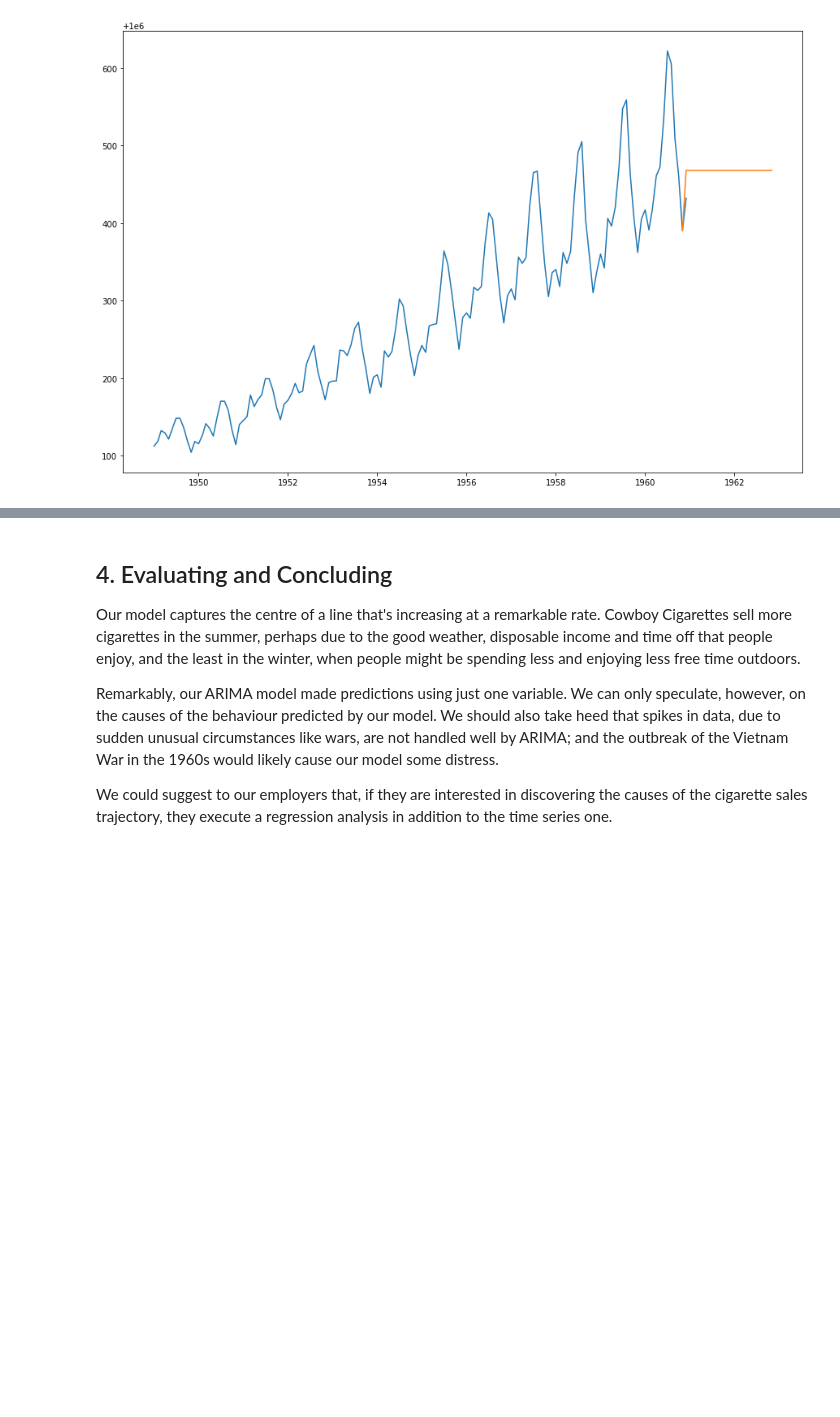
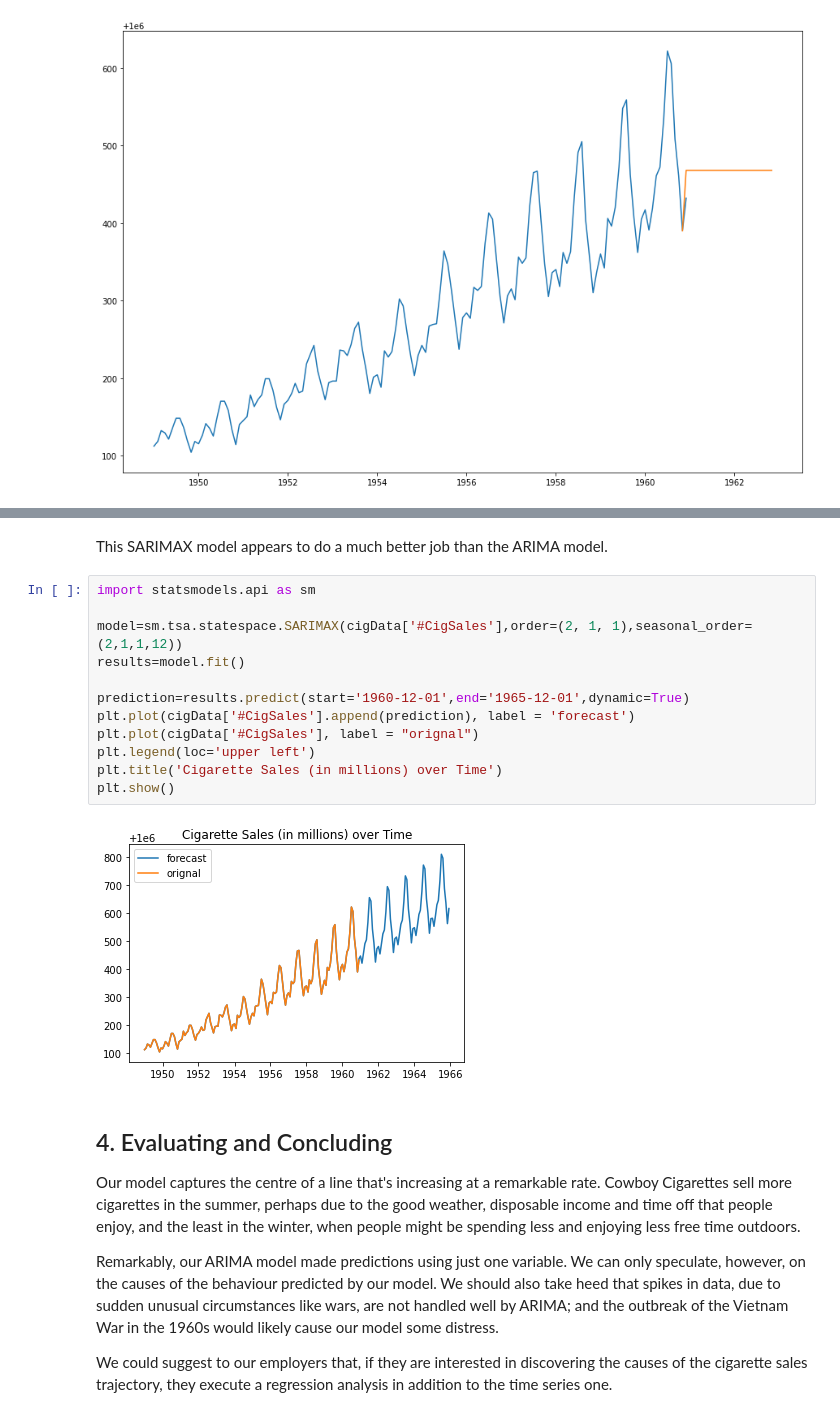
Before and after one commit to andreaeddyricci/Case-Studies-and-Guided-Capstone, a Jupyter notebook: Cowboy Cigarettes Case Study - Tier 3 SOLUTION.ipynb, the cells around one changed output, grey strips where cells are left out. Cells and saved outputs as stored; diff of their text form; blank space fills up the shorter version.

Commit message:
Added a SARIMAX model

```diff
--- a/Cowboy Cigarettes Case Study - Tier 3 SOLUTION.ipynb
+++ b/Cowboy Cigarettes Case Study - Tier 3 SOLUTION.ipynb
@@ -495,3 +505,19 @@ plt.show()
+# %% [markdown]
+This SARIMAX model appears to do a much better job than the ARIMA model.
+# %%
+import statsmodels.api as sm
+
+model=sm.tsa.statespace.SARIMAX(cigData['#CigSales'],order=(2, 1, 1),seasonal_order=(2,1,1,12))
+results=model.fit()
+
+prediction=results.predict(start='1960-12-01',end='1965-12-01',dynamic=True)
+plt.plot(cigData['#CigSales'].append(prediction), label = 'forecast')
+plt.plot(cigData['#CigSales'], label = "orignal")
+plt.legend(loc='upper left')
+plt.title('Cigarette Sales (in millions) over Time')
+plt.show()
+# %% [output]
+[figure, added]
 # %% [markdown]
 ## 4. Evaluating and Concluding
 
```
Also changed, not shown: parts of 3 cells of this notebook.
